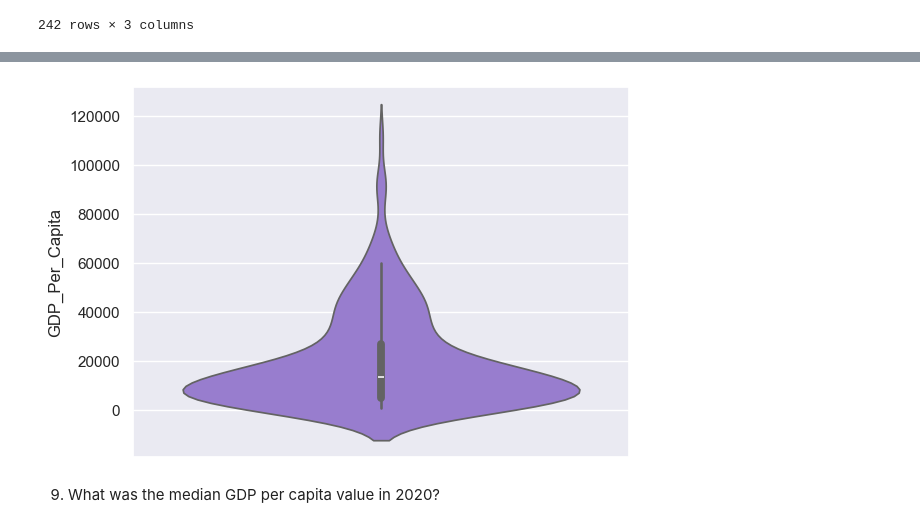
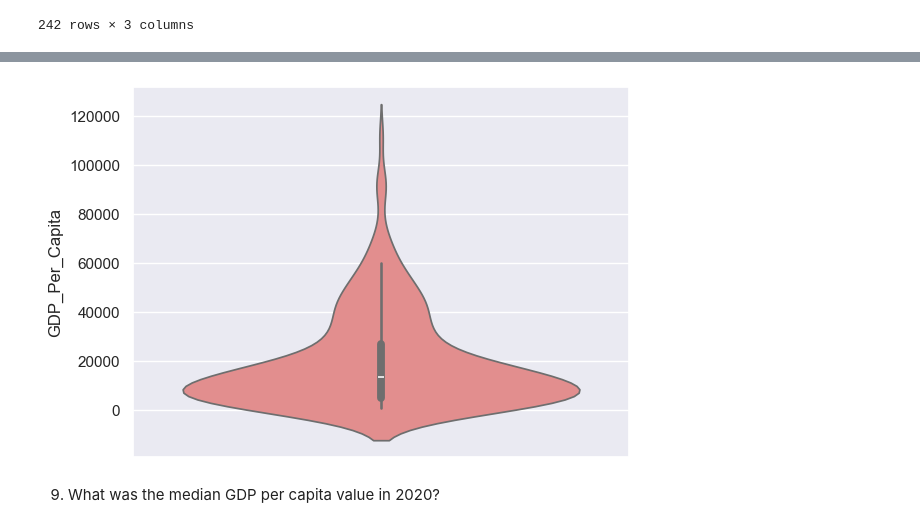
Before and after one commit to NSS-Data-Analytics-Cohort-12/un-python-aimeejohnson, a Jupyter notebook: notebooks/un_project.ipynb, the cells around one changed output, grey strips where cells are left out. Cells and saved outputs as stored; diff of their text form; code cells hidden in the pictures.

```diff
--- a/notebooks/un_project.ipynb
+++ b/notebooks/un_project.ipynb
@@ -138,10 +158,10 @@ plt.show()
 # %%
 #Violin Chart
 sns.set_theme(style="darkgrid")
-sns.violinplot(y=year_2020["GDP_Per_Capita"], color='mediumpurple')
+sns.violinplot(y=year_2020["GDP_Per_Capita"], color='lightcoral')
 plt.show()
 # %% [output]
-[figure, old version]
+[figure, new version]
 # %% [markdown]
 9. What was the median GDP per capita value in 2020?
 # %%
```
Also changed, not shown: parts of 17 cells of this notebook.
